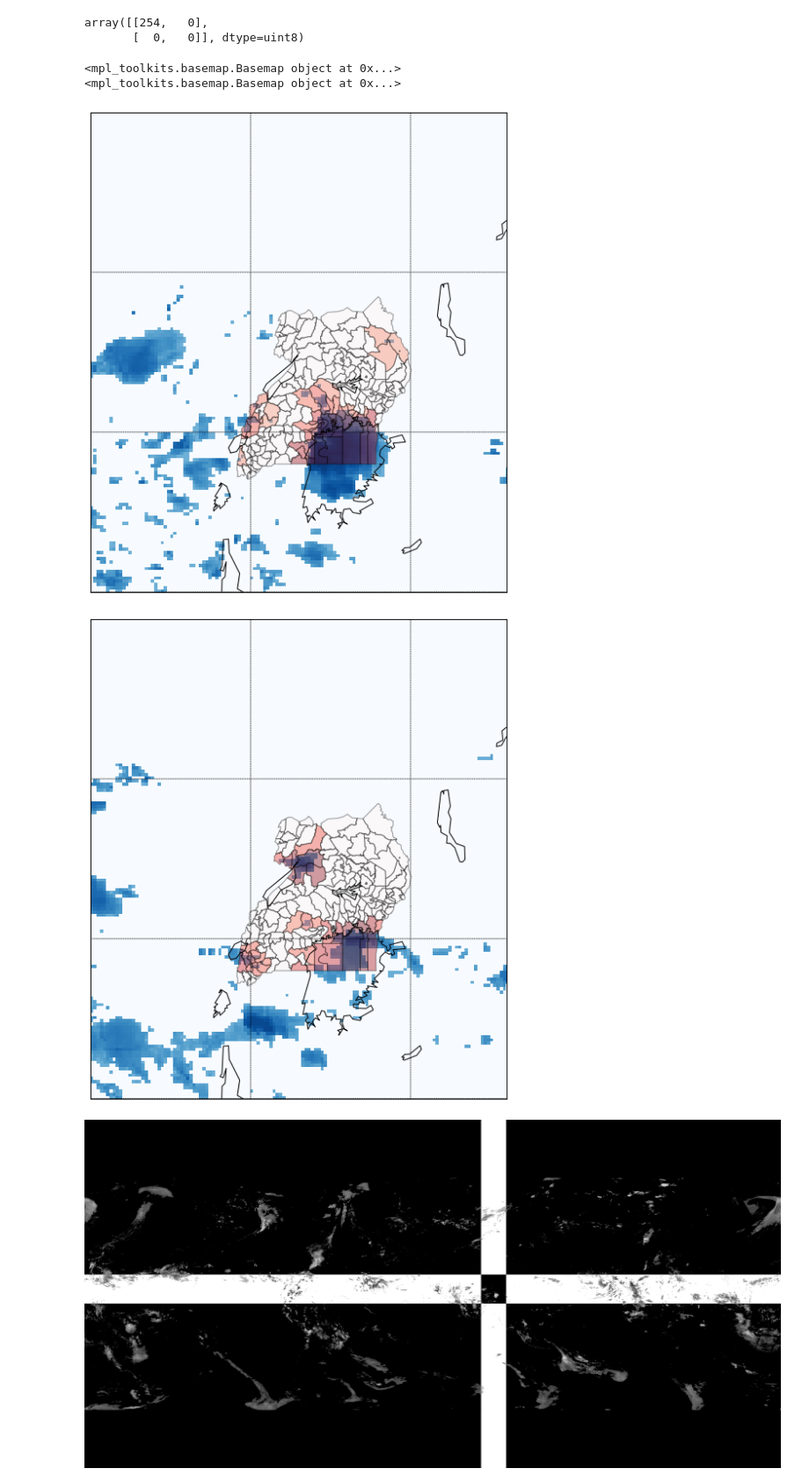
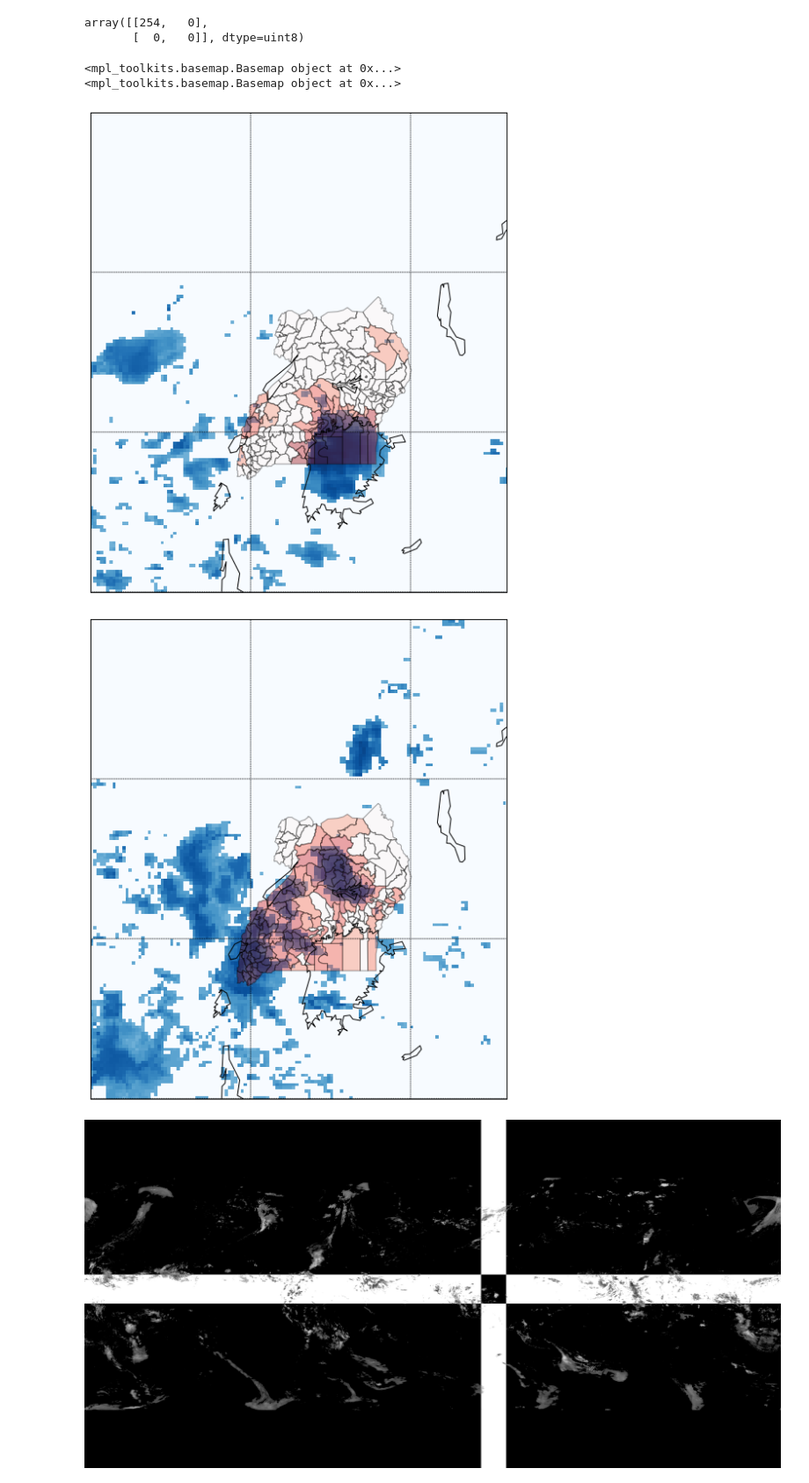
Before and after one commit to nathanathan/GPM-district-precipitation, a Jupyter notebook: uganda-district-precipitation.ipynb, the cells around one changed output. Shown at 88% size. Cells and saved outputs as stored; diff of their text form; code cells hidden in the pictures.

```diff
--- a/uganda-district-precipitation.ipynb
+++ b/uganda-district-precipitation.ipynb
@@ -18,6 +18,12 @@ from __future__ import print_function
 pd.set_option('io.hdf.default_format', 'table')
 %matplotlib inline
 # %%
+def small_triangle(x, y):
+    """
+    Make a small triangle at the given point.
+    """
+    return Polygon([[x, y], [x, y + .001], [x + .001, y]])
+
 # Load district shape files.
 # TODO Clip Lake Victoria?
 uganda_shapes = gp.GeoDataFrame.from_file("/home/nathan/Uganda_admin_2014_WGS84.shp")
@@ -27,13 +33,13 @@ uganda_shapes = uganda_shapes.append(dict(
     ADM0_NAME="Uganda",
     ADM1_NAME="Wakiso",
     ADM2_NAME="HUEN Weather Station",
-    geometry=Polygon([[32.444, 0.042], [32.444, 0.052], [32.454, 0.042]])
+    geometry=small_triangle(32.444, 0.042)
 ), ignore_index=True)
 uganda_shapes = uganda_shapes.append(dict(
     ADM0_NAME="Kenya",
     ADM1_NAME="Kitale",
     ADM2_NAME="Kitale Weather Station",
-    geometry=Polygon([[35, 1.016], [35, 1.026], [35.01, 1.016]])
+    geometry=small_triangle(35, 1.016)
 ), ignore_index=True)
 uganda_shapes.plot(column='Shape_Area', scheme='QUANTILES', k=3, colormap='OrRd')
 uganda_shapes
@@ -214,16 +220,16 @@ array([[254,   0],
 # %%
 # Test zone stats by sumperimposing uganda district choropleth onto rainfall raster.
 # The shade of each district should correspond to the number and intensity of the
 # blue rainfall pixels overlapping it.
 data = get_total_precipitation(datetime.datetime(2016, 11, 29), datetime.datetime(2016, 11, 29,1))
 print(plot_uganda_district_rainfall(data))
-data2 = get_total_precipitation(datetime.datetime(2016, 11, 2), datetime.datetime(2016, 11, 2, 1))
+data2 = get_total_precipitation(datetime.datetime(2016, 10, 2), datetime.datetime(2016, 10, 2, 1))
 print(plot_uganda_district_rainfall(data2))
 # %% [output]
 <mpl_toolkits.basemap.Basemap object at 0x...>
 <mpl_toolkits.basemap.Basemap object at 0x...>
 [figure]
-[figure, old version]
+[figure, new version]
 # %%
 # Highlight the basemap region on the original raster image to verify its alignment
 data = get_total_precipitation(
```
Also changed, not shown: parts of 12 cells of this notebook.
